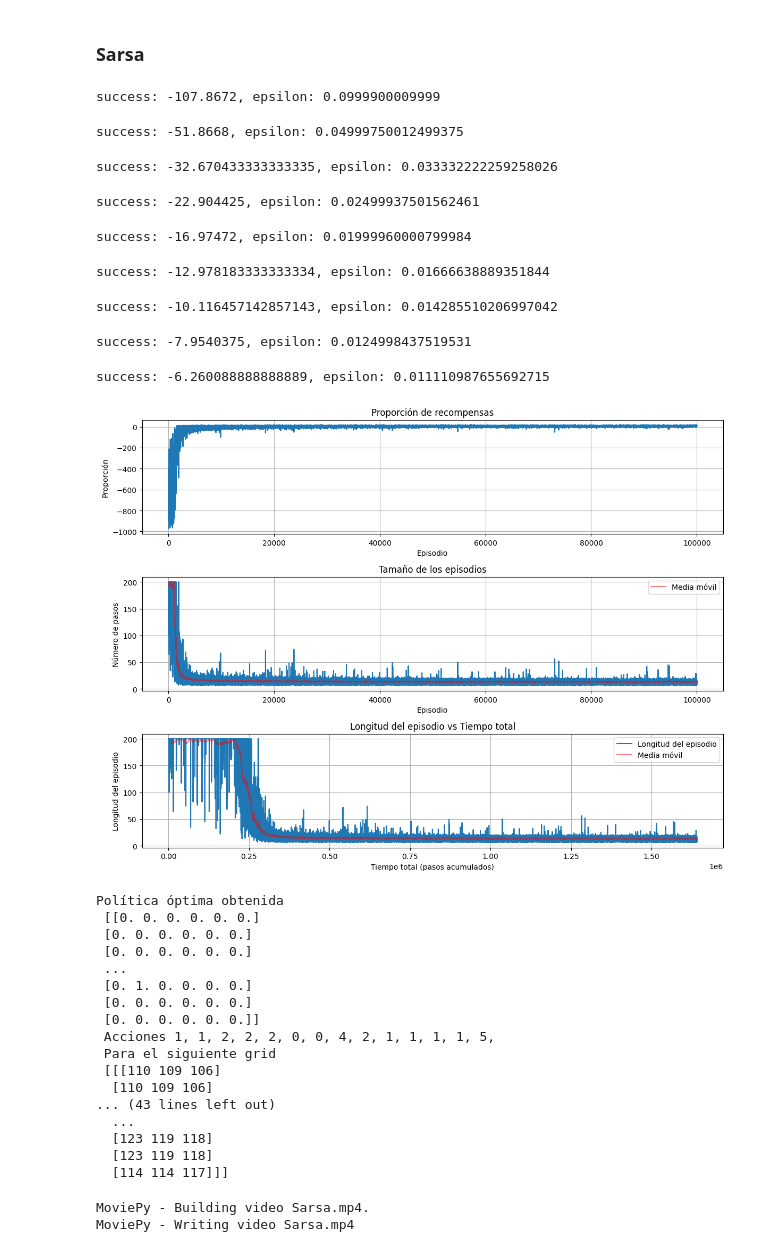
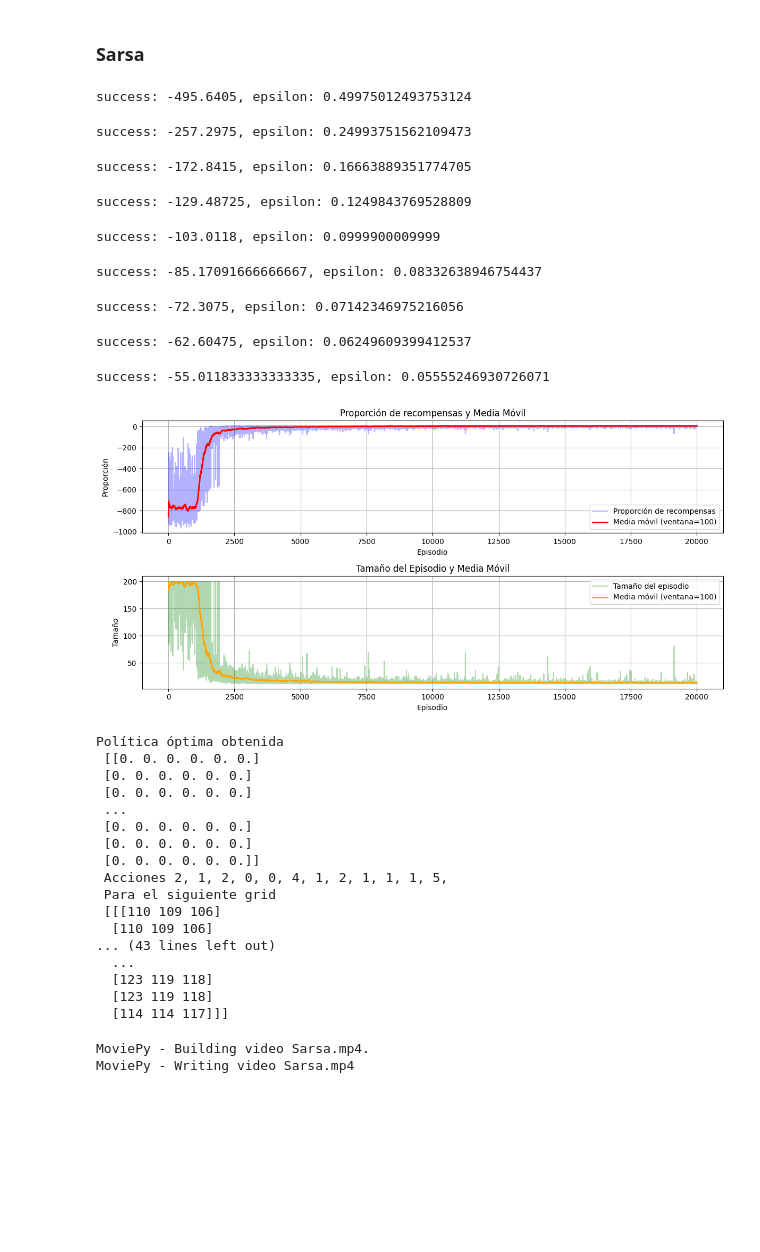
Before and after one commit to DeMiKe16/RL_VLB, a Jupyter notebook: taxi.ipynb, the cells around one changed output. Drawn from its saved outputs; the diff is of its cells as text; code cells hidden in the pictures; blank space fills up the shorter version.

```diff
--- a/taxi.ipynb
+++ b/taxi.ipynb
@@ -197,11 +227,11 @@ episodes_sizes = []
 # Para mostrar la evolución en el terminal y algún dato que mostrar
 stats = 0.0
 list_stats = [stats]
-step_display = 100000 / 10
+step_display = 20000 / 10
 
 # Bucle de entrenamiento
-for episode in tqdm(range(100000)):
-    obs, info = env.reset()
+for episode in tqdm(range(20000)):
+    obs, info = env.reset(seed=seed)
     done = False
     episode_reward = 0
     episode_steps = 0
@@ -353,11 +383,11 @@ episodes_sizes = []
 # Para mostrar la evolución en el terminal y algún dato que mostrar
 stats = 0.0
 list_stats = [stats]
-step_display = 100000 / 10
+step_display = 20000 / 10
 
 # Bucle de entrenamiento
-for episode in tqdm(range(100000)):
-    obs, info = env.reset()
+for episode in tqdm(range(20000)):
+    obs, info = env.reset(seed=seed)
     done = False
     episode_reward = 0
     episode_steps = 0
@@ -387,19 +417,19 @@ for episode in tqdm(range(100000)):
     if episode % step_display == 0 and episode != 0:
         print(f"success: {stats/episode}, epsilon: {agent.eps}")
 # %% [output]
-success: -107.8672, epsilon: 0.0999900009999
+success: -495.6405, epsilon: 0.49975012493753124
-success: -51.8668, epsilon: 0.04999750012499375
+success: -257.2975, epsilon: 0.24993751562109473
-success: -32.670433333333335, epsilon: 0.033332222259258026
+success: -172.8415, epsilon: 0.16663889351774705
-success: -22.904425, epsilon: 0.02499937501562461
+success: -129.48725, epsilon: 0.1249843769528809
-success: -16.97472, epsilon: 0.01999960000799984
+success: -103.0118, epsilon: 0.0999900009999
-success: -12.978183333333334, epsilon: 0.01666638889351844
+success: -85.17091666666667, epsilon: 0.08332638946754437
-success: -10.116457142857143, epsilon: 0.014285510206997042
+success: -72.3075, epsilon: 0.07142346975216056
-success: -7.9540375, epsilon: 0.0124998437519531
+success: -62.60475, epsilon: 0.06249609399412537
-success: -6.260088888888889, epsilon: 0.011110987655692715
+success: -55.011833333333335, epsilon: 0.05555246930726071
 # %%
-plot_learning_analysis(rewards_per_episode, episodes_sizes)
+plot(rewards_per_episode, episodes_sizes)
 # %% [output]
-[figure, old version]
+[figure, new version]
 # %%
 pi, actions, frames = pi_star_from_Q(env, agent.Q)
 
@@ -415,10 +445,10 @@ Política óptima obtenida
  [0. 0. 0. 0. 0. 0.]
  [0. 0. 0. 0. 0. 0.]
  ...
- [0. 1. 0. 0. 0. 0.]
+ [0. 0. 0. 0. 0. 0.]
  [0. 0. 0. 0. 0. 0.]
  [0. 0. 0. 0. 0. 0.]]
- Acciones 1, 1, 2, 2, 2, 0, 0, 4, 2, 1, 1, 1, 1, 5,
+ Acciones 2, 1, 2, 0, 0, 4, 1, 2, 1, 1, 1, 5,
  Para el siguiente grid
  [[[110 109 106]
   [110 109 106]
```
Also changed, not shown: parts of 25 cells of this notebook, 13 other files.
